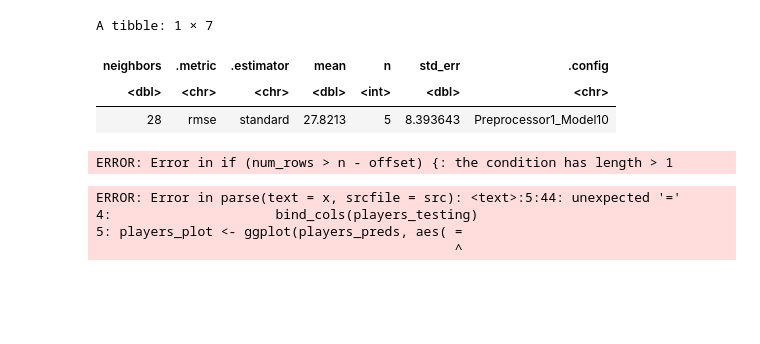
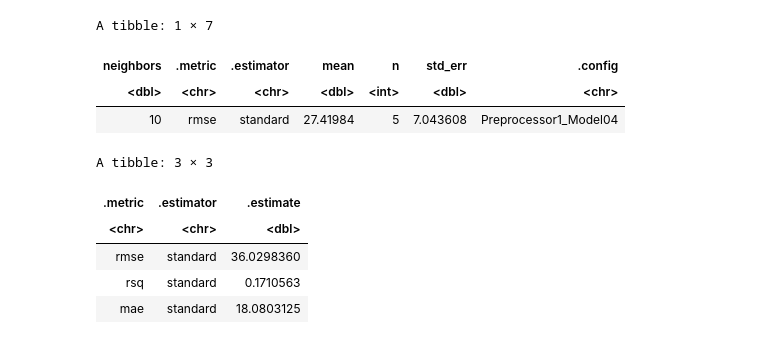
Before and after one commit to Michaele0128/Final_Project, a Jupyter notebook: Final Project.ipynb, the cells around one changed output. Cells and saved outputs as stored; diff of their text form; code cells hidden in the pictures; blank space fills up the shorter version.

Commit message:
Draft of KNN Regression

```diff
--- a/Final Project.ipynb
+++ b/Final Project.ipynb
@@ -152,62 +134,67 @@ players_spec <- nearest_neighbor(weight_func = "rectangular", neighbors = tune()
 players_recipe <- recipe(played_hours ~ age + gender + experience + average_session_time, data = players_training) |>
 step_scale(all_predictors()) |>
 step_center(all_predictors())
 
 players_vfold <- vfold_cv(players_training, v = 5, strata = played_hours)
 gridvals <- tibble(neighbors = seq(1,60, by = 3))
 
 players_workflow <- workflow() |>
 add_recipe(players_recipe) |>
 add_model(players_spec)
 
 players_results <- players_workflow |>
 tune_grid(resamples = players_vfold, grid = gridvals) |>
 collect_metrics()
 
 players_min <- players_results |>
 filter(.metric == "rmse") |>
 slice_min(mean)
 players_min
 
-players_best_spec <- nearest_neighbor(weight_func = "rectangular", neighbors = players_min) |>
-       set_engine("kknn") |>
-       set_mode("regression")
+k_min <- players_min |>
+        pull(neighbors)
 
-players_best_fit <- workflow() |>
-                    add_recipe(players_recipe) |>
-                    add_model(players_best_spec) |>
-                    fit(data = players_training)
-players_summary <- players_best_fit |>
-                    predict(players_testing) |>
-                    bind_cols(players_testing) |>
-                    metrics(truth = played_hours, estimate = .pred)
-players_summary
 # players_summary <- players_workflow |>
                    # predict(players_testing) |>
                    # bind_cols(players_testing) |>
                    # metrics(truth = played_hours, estimate = .pred)
 # players_summary
 # %% [output]
 A tibble: 1 × 7
 | neighbors | .metric | .estimator | mean | n | std_err | .config |
 | <dbl> | <chr> | <chr> | <dbl> | <int> | <dbl> | <chr> |
-| 28 | rmse | standard | 27.8213 | 5 | 8.393643 | Preprocessor1_Model10 |
+| 10 | rmse | standard | 27.41984 | 5 | 7.043608 | Preprocessor1_Model04 |
-ERROR: Error in if (num_rows > n - offset) {: the condition has length > 1
 # %%
+players_best_spec <- nearest_neighbor(weight_func = "rectangular", neighbors = k_min) |>
+       set_engine("kknn") |>
+       set_mode("regression")
+
+players_best_fit <- workflow() |>
+                    add_recipe(players_recipe) |>
+                    add_model(players_best_spec) |>
+                    fit(data = players_training)
+players_summary <- players_best_fit |>
+                    predict(players_testing) |>
+                    bind_cols(players_testing) |>
+                    metrics(truth = played_hours, estimate = .pred)
+players_summary
+
 # set.seed(2024) # DO NOT CHANGE
-players_preds <- players_workflow |>
-                    predict(players_testing) |>
-                    bind_cols(players_testing)
-players_plot <- ggplot(players_preds, aes( = age, y = played_hours)) +
-            geom_point(alpha = 0.4) +
-            xlab("Age") +
-            ylab("Total playtime duration") +
-            geom_line(data = players_preds, aes(x = age, y = .pred), color = "blue") +
-            ggtitle("Regression Line") +
-            theme(text = element_text(size = 20))
-players_plot
+#players_preds <- players_workflow |>
+ #                   predict(players_testing) |>
+  #                  bind_cols(players_testing)
+#players_plot <- ggplot(players_preds, aes( = age, y = played_hours)) +
+ #           geom_point(alpha = 0.4) +
+  #          xlab("Age") +
+   #         ylab("Total playtime duration") +
+    #        geom_line(data = players_preds, aes(x = age, y = .pred), color = "blue") +
+     #       ggtitle("Regression Line") +
+      #      theme(text = element_text(size = 20))
+#players_plot
 # %% [output]
-ERROR: Error in parse(text = x, srcfile = src): <text>:5:44: unexpected '='
-4:                     bind_cols(players_testing)
-5: players_plot <- ggplot(players_preds, aes( =
-                                              ^
+A tibble: 3 × 3
+| .metric | .estimator | .estimate |
+| <chr> | <chr> | <dbl> |
+| rmse | standard | 36.0298360 |
+| rsq | standard | 0.1710563 |
+| mae | standard | 18.0803125 |
```
Also changed, not shown: parts of 1 cell of this notebook.
